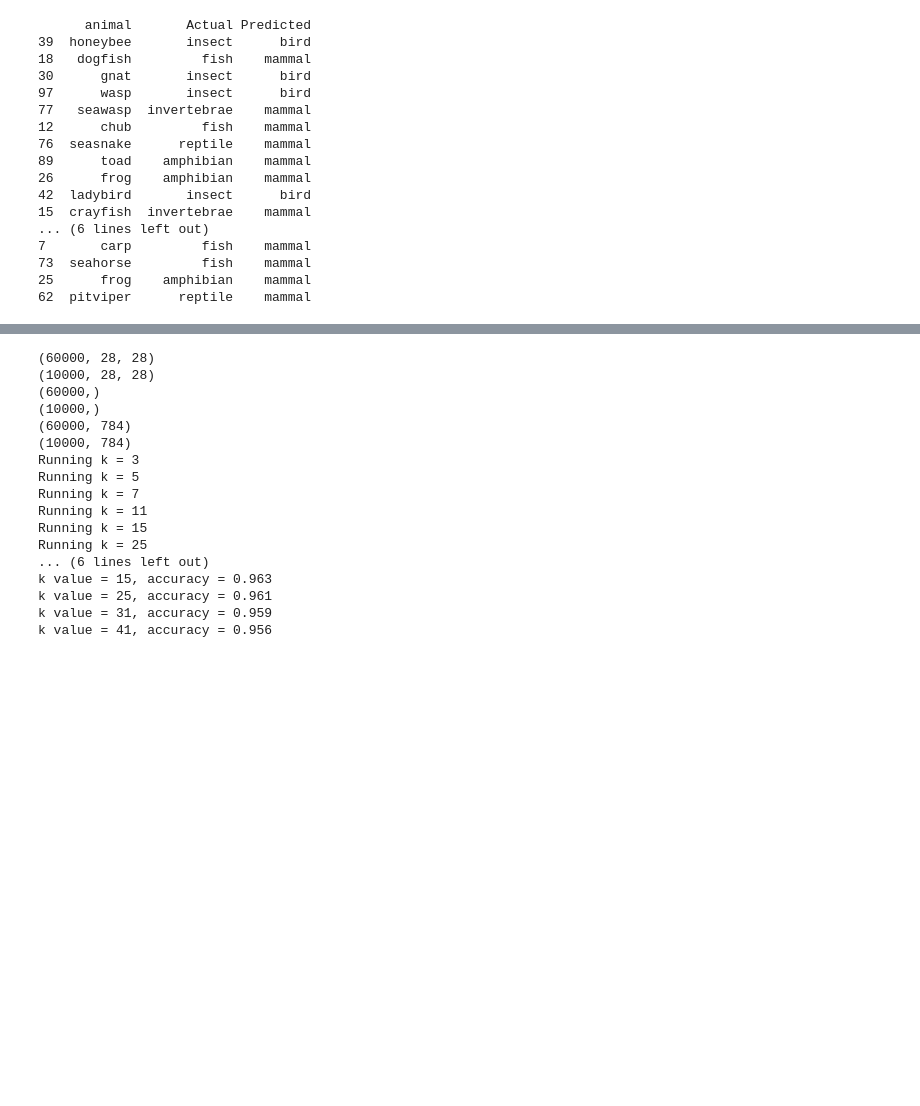
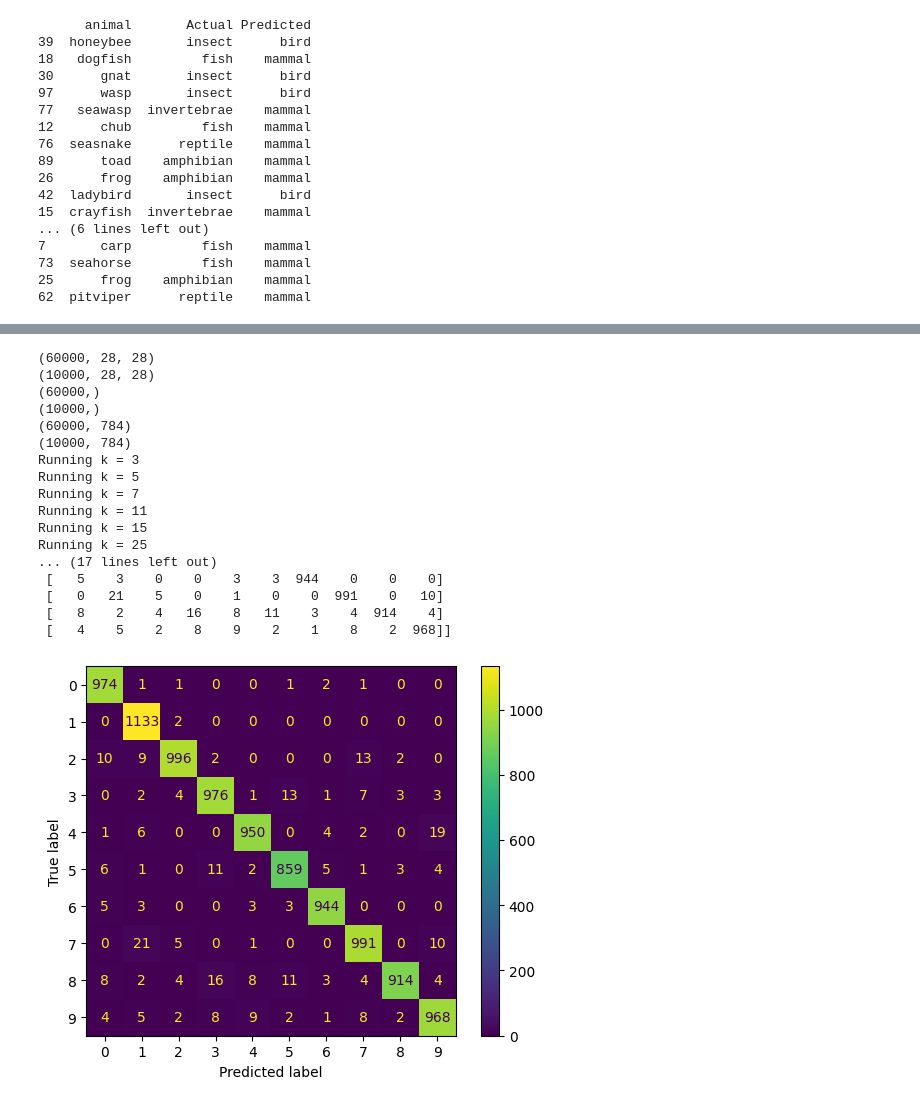
Before and after one commit to hpatel2004/scratchpad, a Jupyter notebook: hw3/02_assignment_knn.ipynb, the cells around one changed output, grey strips where cells are left out. Drawn from its saved outputs; the diff is of its cells as text; code cells hidden in the pictures; blank space fills up the shorter version.

```diff
--- a/hw3/02_assignment_knn.ipynb
+++ b/hw3/02_assignment_knn.ipynb
@@ -424,6 +438,7 @@ print(X_test_flat.shape)
 
 k_list = [3,5,7,11,15,25,31,41]
 acc_list = []
+max_acc = 0
 
 for k in k_list:
     print("Running k =", k)
@@ -432,11 +447,17 @@ for k in k_list:
     y_hat = model.predict(X_test_flat)
     acc = accuracy_score(y_test, y_hat)
     acc_list.append(acc)
+    if max_acc < acc:
+        max_acc = acc
+        max_k = k
+        best_model = model
+        best_y_hat = y_hat
 
 for i in range(len(k_list)):
   print(f"k value = {k_list[i]}, accuracy = {round(acc_list[i], 3)}")
 
-cm = confusion_matrix(y_test, y_hat)
+print(f"Optimal k = {max_k} with accuracy = {max_acc}")
+cm = confusion_matrix(y_test, best_y_hat)
 print(cm)
 # %% [output]
 (60000, 28, 28)
@@ -451,8 +472,14 @@ Running k = 7
 Running k = 11
 Running k = 15
 Running k = 25
-... (6 lines left out)
-k value = 15, accuracy = 0.963
-k value = 25, accuracy = 0.961
-k value = 31, accuracy = 0.959
-k value = 41, accuracy = 0.956
+... (17 lines left out)
+ [   5    3    0    0    3    3  944    0    0    0]
+ [   0   21    5    0    1    0    0  991    0   10]
+ [   8    2    4   16    8   11    3    4  914    4]
+ [   4    5    2    8    9    2    1    8    2  968]]
+# %%
+disp = ConfusionMatrixDisplay(confusion_matrix=cm)
+disp.plot()
+plt.show()
+# %% [output]
+[figure, added]
```
Also changed, not shown: parts of 2 cells of this notebook.
